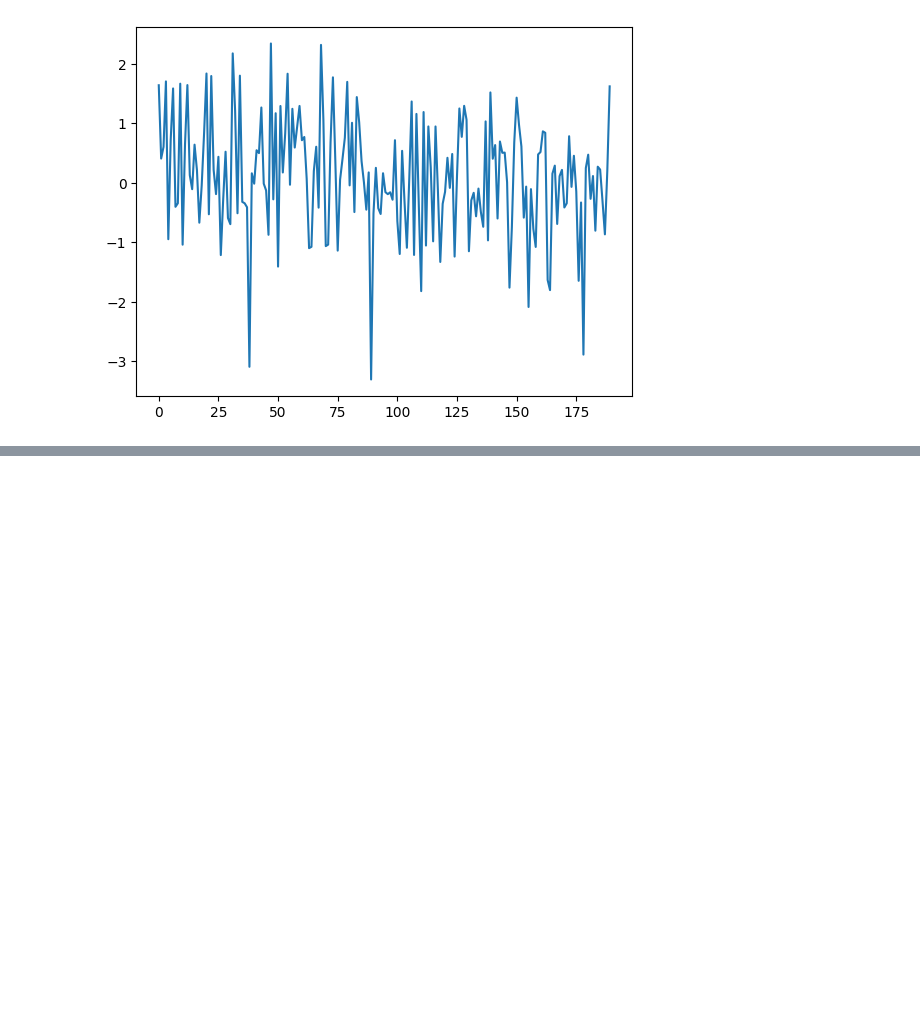
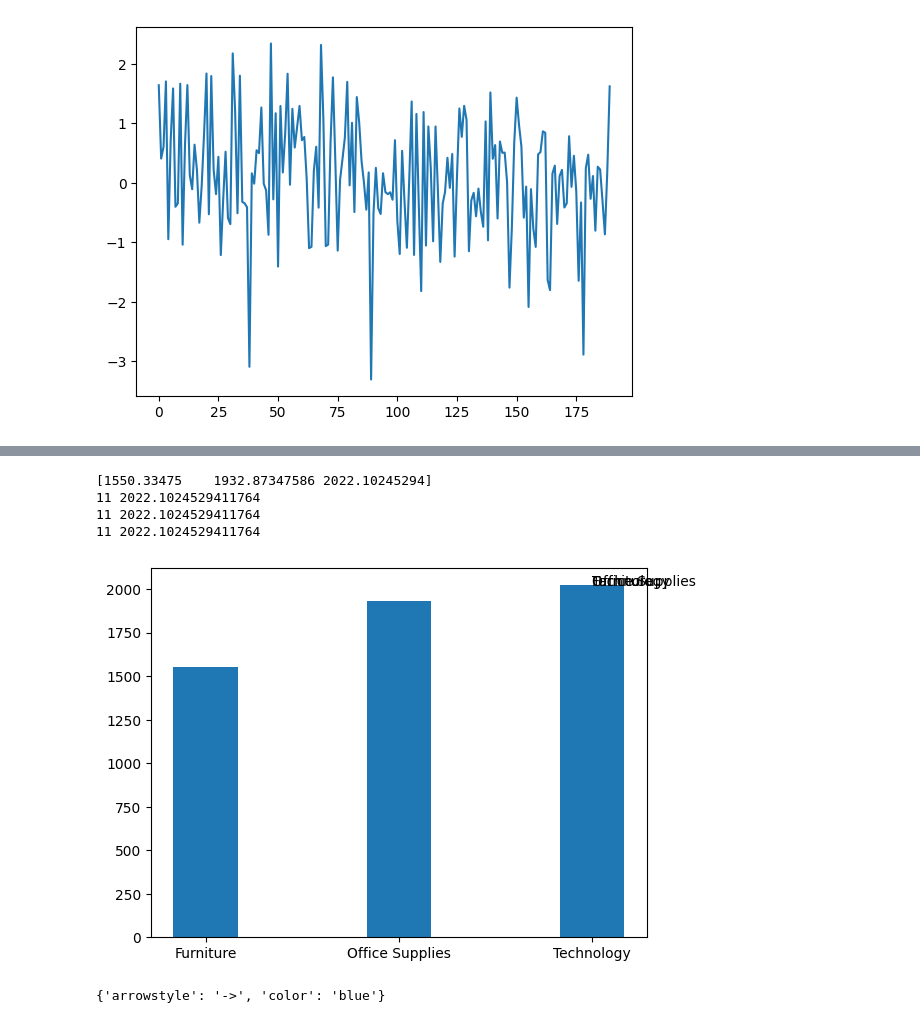
Before and after one commit to kunalmeon/Data-Analysis-Examples, a Jupyter notebook: SuperStoreData.ipynb, the cells around one changed output, grey strips where cells are left out. Saved outputs shown, nothing was run; the diff lists cells and outputs as text; code cells hidden in the pictures; blank space fills up the shorter version.

```diff
--- a/SuperStoreData.ipynb
+++ b/SuperStoreData.ipynb
@@ -2137,0 +2139,32 @@ None
+# %%
+fig,axes=myplot.subplots()
+
+labels=miniStore.sort_values("PROFIT", ascending=False)[:100].reset_index(drop=True)[["CATEGORY","PROFIT"]].\
+groupby("CATEGORY")["PROFIT"].mean()
+axes.bar([5,8,11], labels.values, width=1)
+xticks=[5,8,11]
+xtickLabels=["Furniture","Office Supplies","Technology"]
+axes.set_xticks(xticks)
+axes.set_xticklabels(xtickLabels)
+
+# Annotation
+#Quest 1: Is it like x and y coordinates are automatically extracted from xticklabels
+# since xtickelabel have tick at x-axis and bar value at y-axis
+print(labels.values)
+
+#Quest2: Solve the annotation which looks messy now
+#x,y =zip(xticks,labels.values)
+for annoteValue in xtickLabels:
+    print(x,y)
+    axes.annotate(annoteValue,xy=(x,y))
+myplot.show()
+# %% [output]
+[1550.33475    1932.87347586 2022.10245294]
+11 2022.1024529411764
+11 2022.1024529411764
+11 2022.1024529411764
+[figure, added]
+# %%
+print(dict(arrowstyle='->', color='blue'))
+# %% [output]
+{'arrowstyle': '->', 'color': 'blue'}
```
Also changed, not shown: parts of 111 cells of this notebook.
